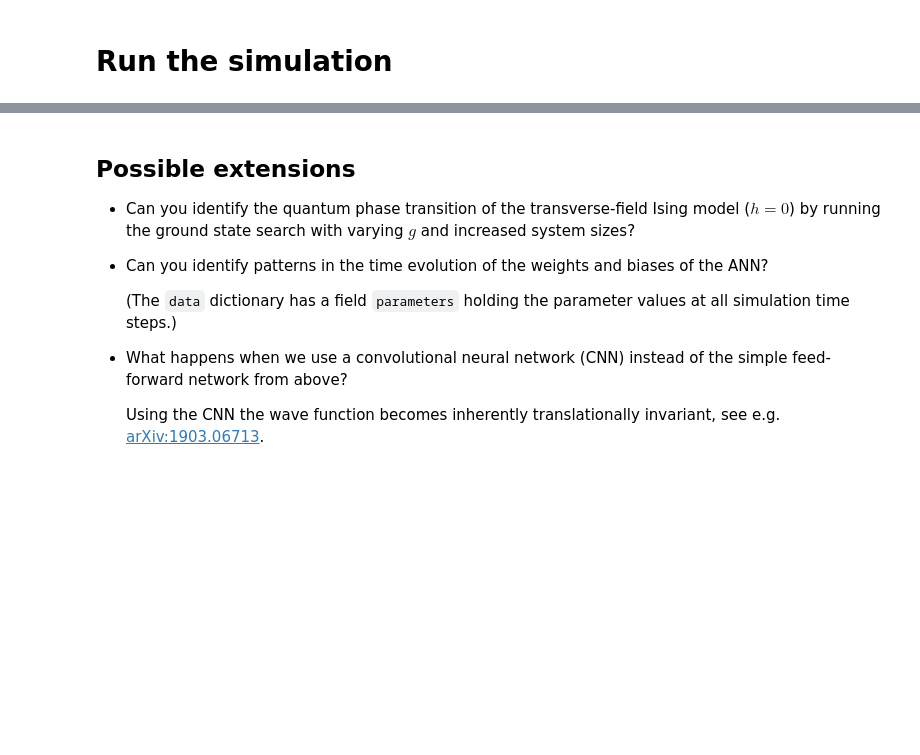
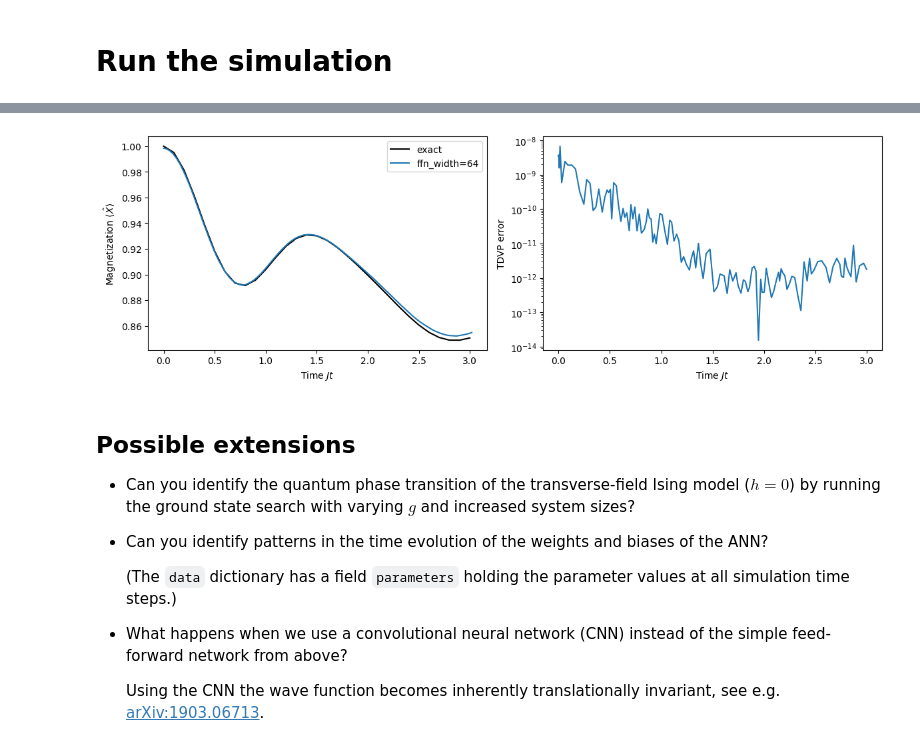
Before and after one commit to markusschmitt/quant24_summer_school, a Jupyter notebook: nqs_tutorial.ipynb, the cells around one changed output, grey strips where cells are left out. Cells and saved outputs as stored; diff of their text form; code cells hidden in the pictures; blank space fills up the shorter version.

```diff
--- a/nqs_tutorial.ipynb
+++ b/nqs_tutorial.ipynb
@@ -423,5 +501,7 @@ save_to_disk(data, L, g, h, fn="ffn_width="+str(width)+"_")
 # %%
-plot_observables(L, g, h, fn="ffn_width="+str(width)+"_")
+plot_observables(L, g, h, fns=["ffn_width="+str(width)+"_"])
+# %% [output]
+[figure, added]
 # %% [markdown]
 ## Possible extensions
 
```
Also changed, not shown: parts of 16 cells of this notebook, 2 other files.
